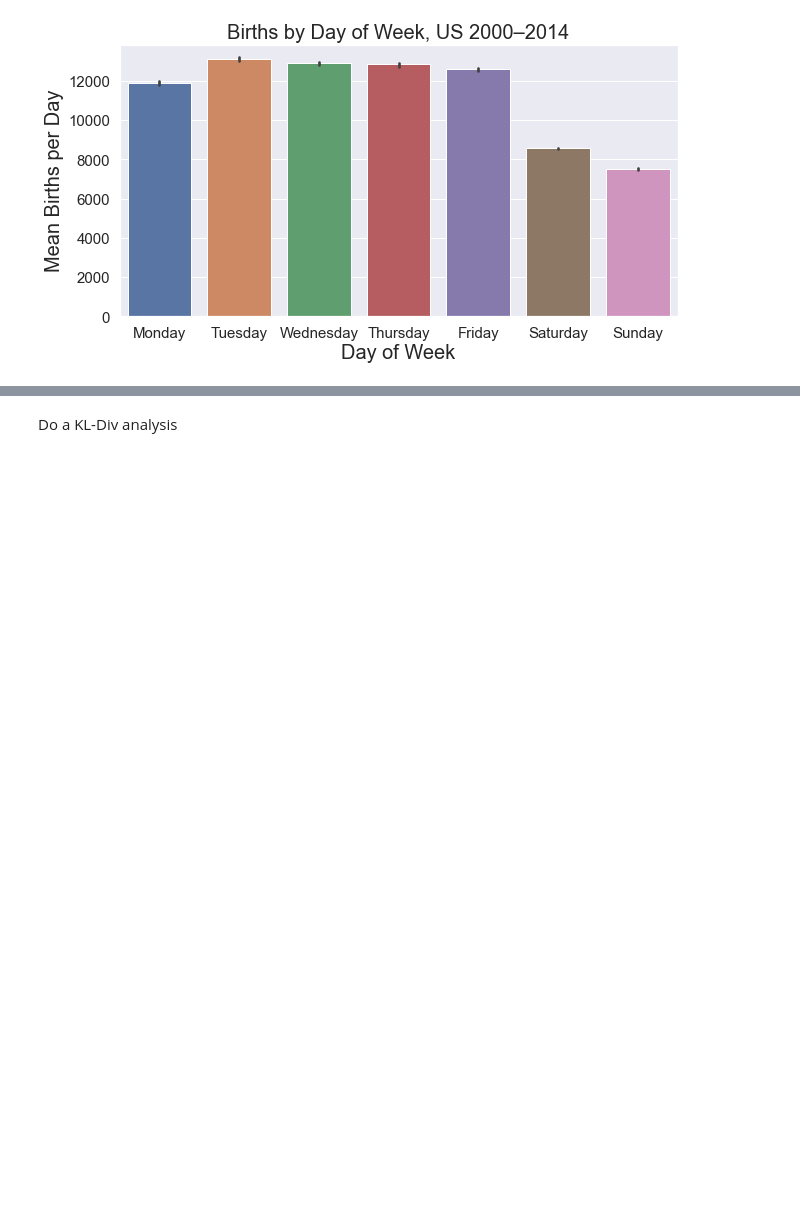
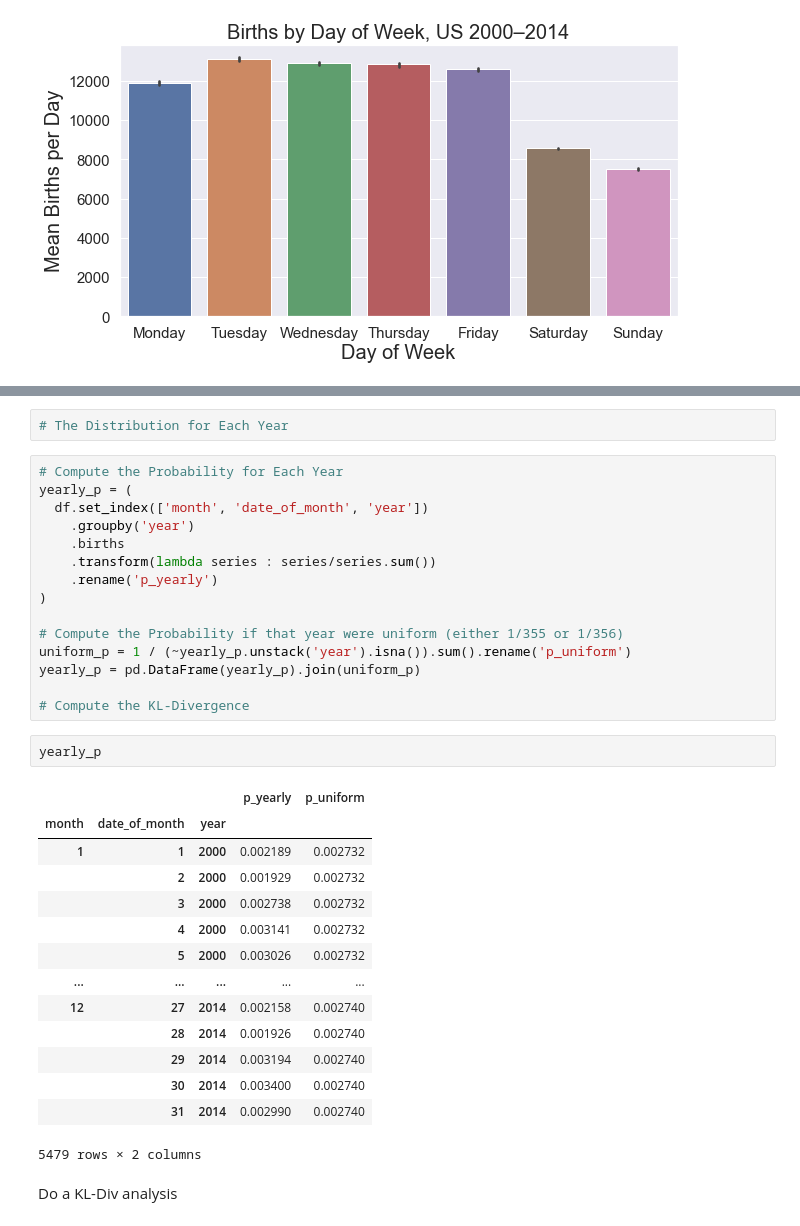
Before and after one commit to rcharan/birthdays, a Jupyter notebook: bonus_material.ipynb, the cells around one changed output, grey strips where cells are left out. Drawn from its saved outputs; the diff is of its cells as text; blank space fills up the shorter version.

```diff
--- a/bonus_material.ipynb
+++ b/bonus_material.ipynb
@@ -57,3 +69,37 @@ plt.show()
+# %%
+# The Distribution for Each Year
+# %%
+# Compute the Probability for Each Year
+yearly_p = (
+  df.set_index(['month', 'date_of_month', 'year'])
+    .groupby('year')
+    .births
+    .transform(lambda series : series/series.sum())
+    .rename('p_yearly')
+)
+
+# Compute the Probability if that year were uniform (either 1/355 or 1/356)
+uniform_p = 1 / (~yearly_p.unstack('year').isna()).sum().rename('p_uniform')
+yearly_p = pd.DataFrame(yearly_p).join(uniform_p)
+
+# Compute the KL-Divergence
+# %%
+yearly_p
+# %% [output]
+|  |  |  | p_yearly | p_uniform |
+| month | date_of_month | year |  |  |
+| 1 | 1 | 2000 | 0.002189 | 0.002732 |
+|  | 2 | 2000 | 0.001929 | 0.002732 |
+|  | 3 | 2000 | 0.002738 | 0.002732 |
+|  | 4 | 2000 | 0.003141 | 0.002732 |
+|  | 5 | 2000 | 0.003026 | 0.002732 |
+| ... | ... | ... | ... | ... |
+| 12 | 27 | 2014 | 0.002158 | 0.002740 |
+|  | 28 | 2014 | 0.001926 | 0.002740 |
+|  | 29 | 2014 | 0.003194 | 0.002740 |
+|  | 30 | 2014 | 0.003400 | 0.002740 |
+|  | 31 | 2014 | 0.002990 | 0.002740 |
+5479 rows × 2 columns
 # %% [markdown]
 Do a KL-Div analysis
 # %% [markdown]
```
Also changed, not shown: parts of 3 cells of this notebook, 2 other files.
